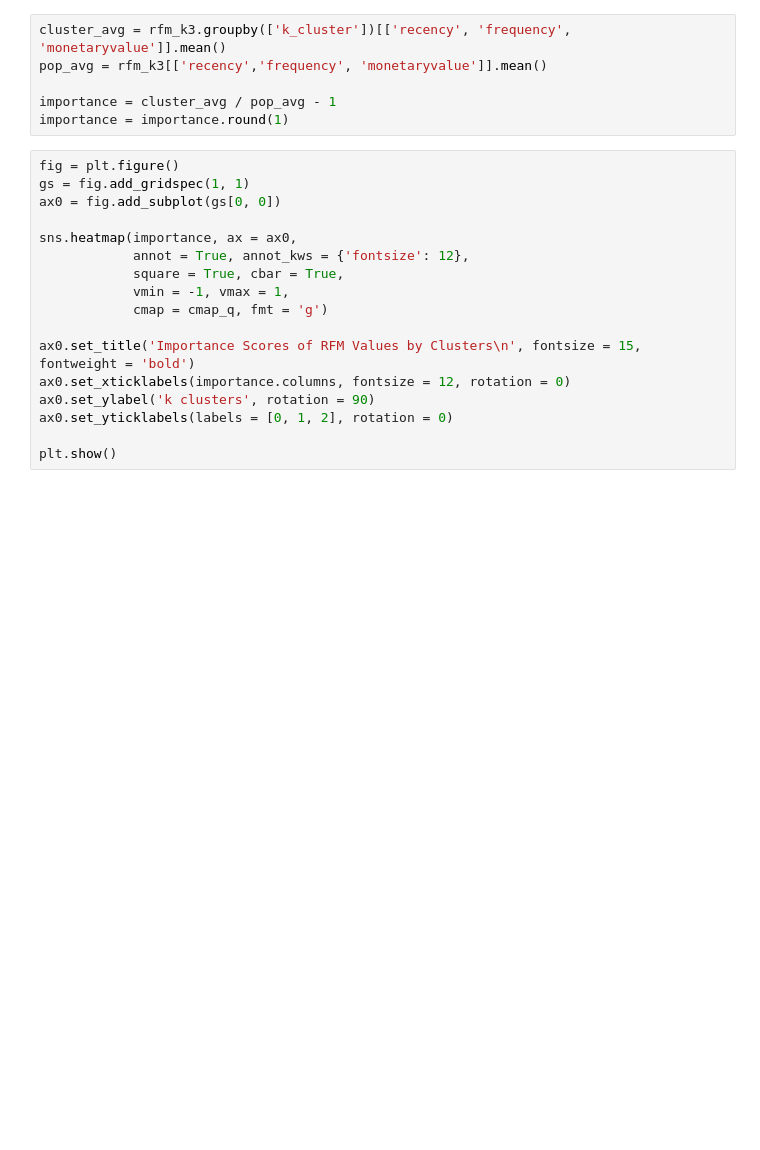
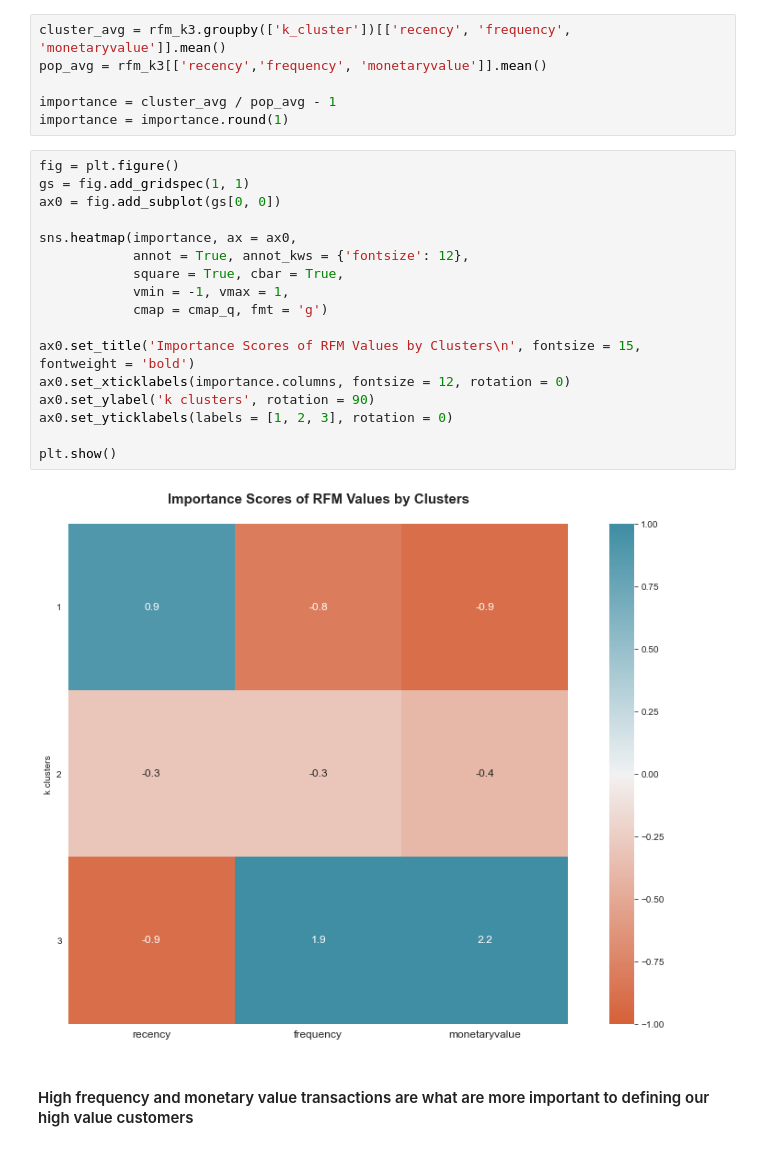
Before and after one commit to csanry/machinelearning, a Jupyter notebook: ecomm_rfm/CODE/e-commerce-cohort-analysis-rfm-clustering.ipynb, the cells around one changed output. Saved outputs shown, nothing was run; the diff lists cells and outputs as text; blank space fills up the shorter version.

```diff
--- a/ecomm_rfm/CODE/e-commerce-cohort-analysis-rfm-clustering.ipynb
+++ b/ecomm_rfm/CODE/e-commerce-cohort-analysis-rfm-clustering.ipynb
@@ -879,18 +1333,22 @@ importance = importance.round(1)
 # %%
 fig = plt.figure()
 gs = fig.add_gridspec(1, 1)
 ax0 = fig.add_subplot(gs[0, 0])
 
 sns.heatmap(importance, ax = ax0,
             annot = True, annot_kws = {'fontsize': 12},
             square = True, cbar = True,
             vmin = -1, vmax = 1,
             cmap = cmap_q, fmt = 'g')
 
 ax0.set_title('Importance Scores of RFM Values by Clusters\n', fontsize = 15, fontweight = 'bold')
 ax0.set_xticklabels(importance.columns, fontsize = 12, rotation = 0)
 ax0.set_ylabel('k clusters', rotation = 90)
-ax0.set_yticklabels(labels = [0, 1, 2], rotation = 0)
+ax0.set_yticklabels(labels = [1, 2, 3], rotation = 0)
 
 plt.show()
+# %% [output]
+[figure, added]
+# %% [markdown]
+#### High frequency and monetary value transactions are what are more important to defining our high value customers
 # %% [markdown]
```
Also changed, not shown: parts of 133 cells of this notebook, 2 other files.
